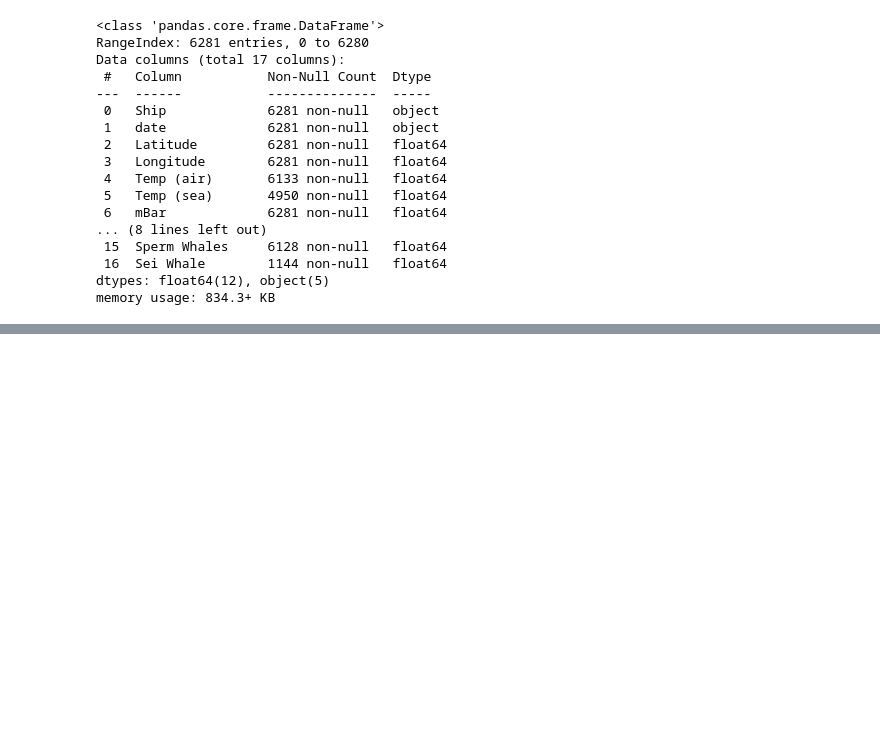
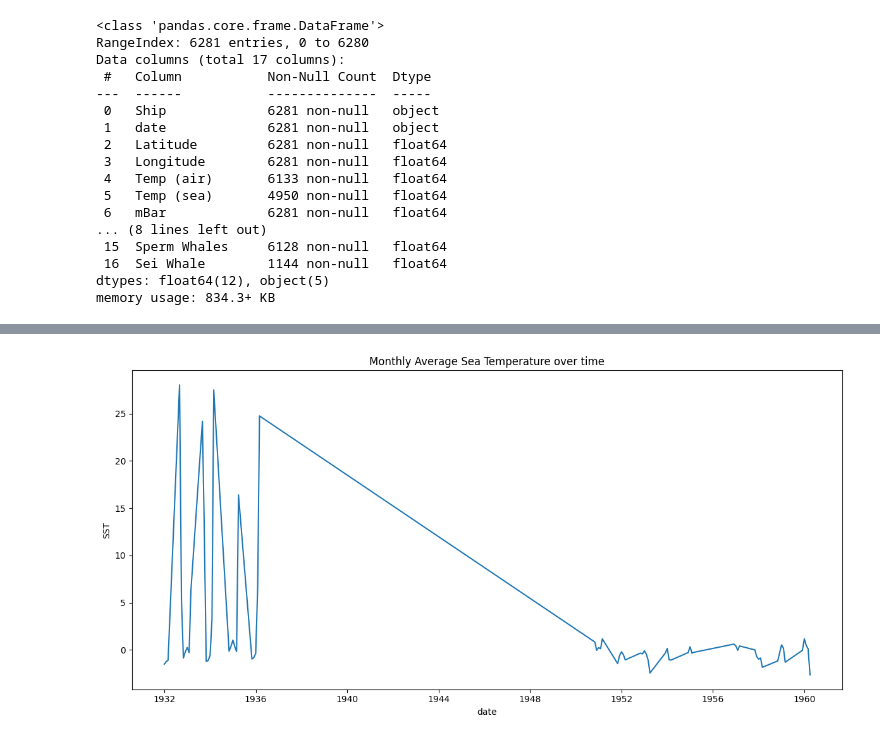
Before and after one commit to wandang2002/CDS-301, a Jupyter notebook: draft1.ipynb, the cells around one changed output, grey strips where cells are left out. Drawn from its saved outputs; the diff is of its cells as text; code cells hidden in the pictures; blank space fills up the shorter version.

```diff
--- a/draft1.ipynb
+++ b/draft1.ipynb
@@ -82,0 +76,21 @@ fig.show()
+# %%
+
+
+monthly_avg = climate_df.groupby(climate_df['date'].dt.to_period('M')).mean(numeric_only= True).reset_index()
+monthly_avg['date'] = monthly_avg['date'].dt.to_timestamp()
+
+plt.figure(figsize=(12, 6))
+
+ax = sns.lineplot(data=monthly_avg, x='date', y='SST')
+
+
+
+
+# Rotate tick labels if needed
+# plt.xticks(rotation=45)
+
+plt.title('Monthly Average Sea Temperature over time')
+plt.tight_layout()
+plt.show()
+# %% [output]
+[figure, added]
```
Also changed, not shown: parts of 14 cells of this notebook, 11 other files.
